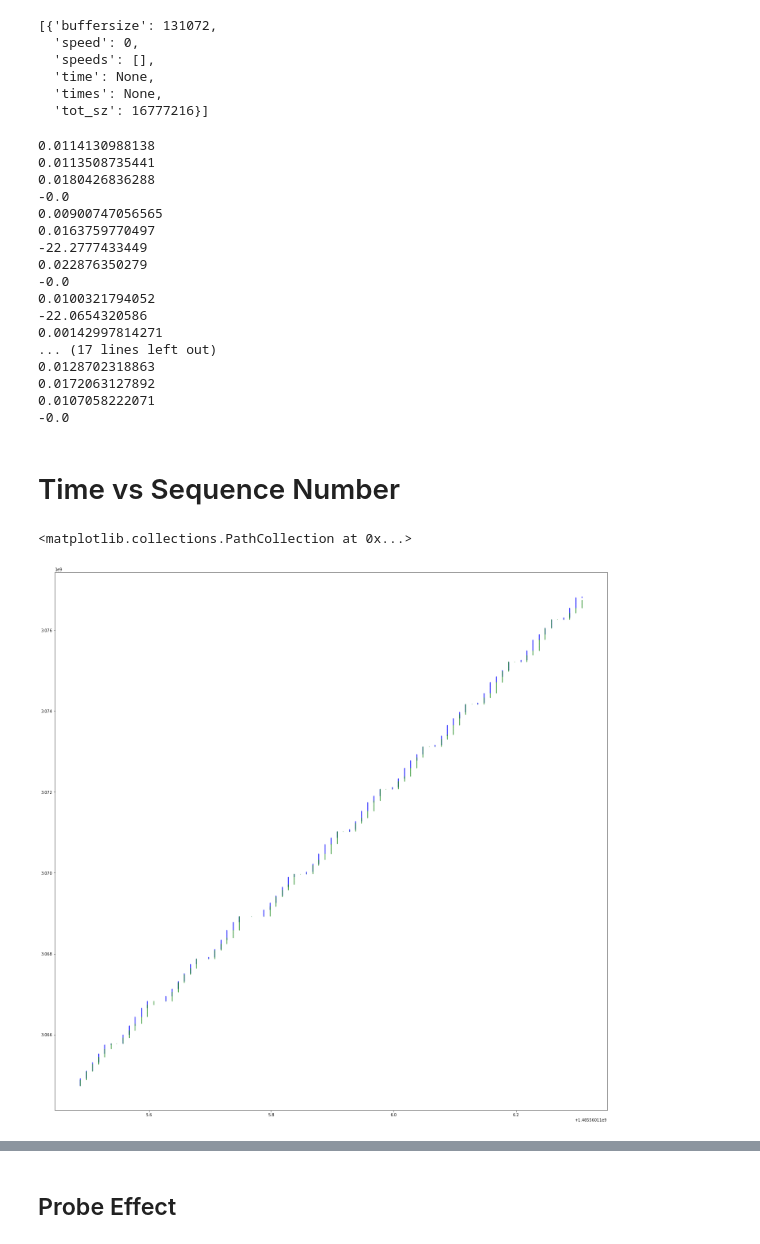
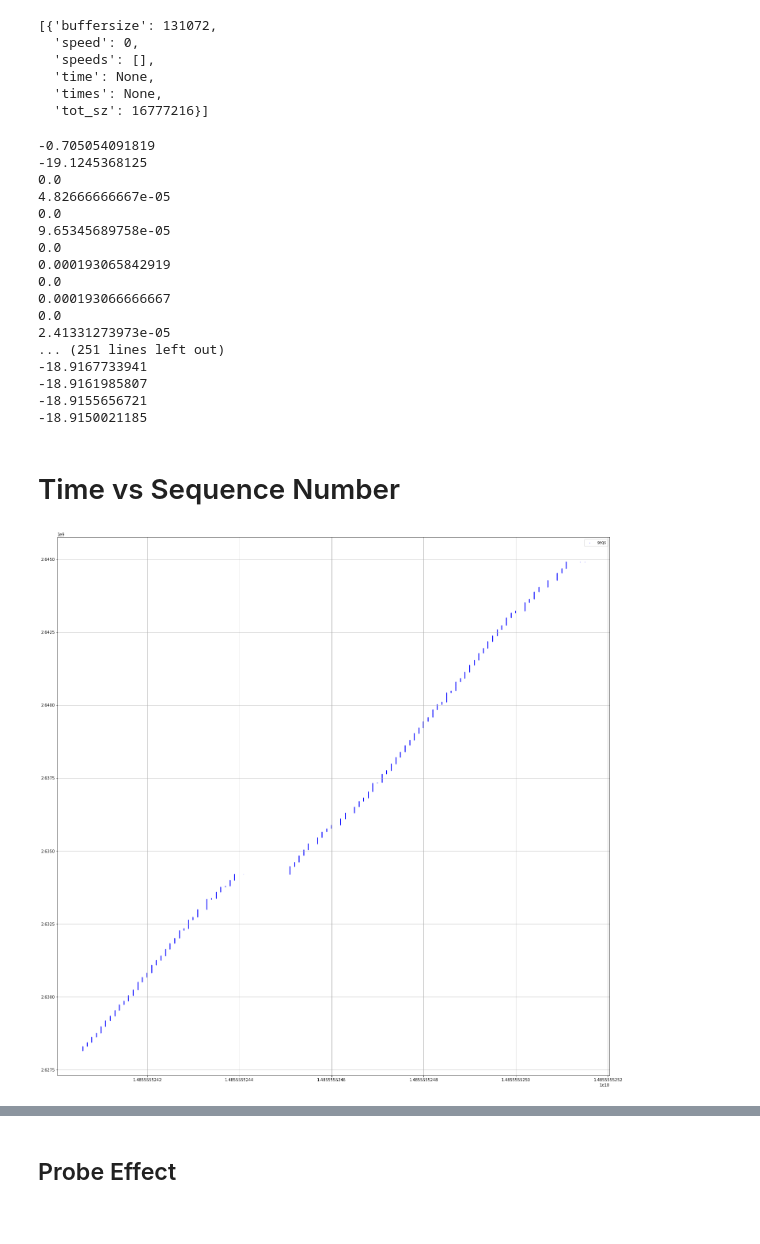
Before and after one commit to Michael137/os, a Jupyter notebook: l41-labs/lab3/lab3.ipynb, the cells around one changed output, grey strips where cells are left out. Drawn from its saved outputs; the diff is of its cells as text; code cells hidden in the pictures.

```diff
--- a/l41-labs/lab3/lab3.ipynb
+++ b/l41-labs/lab3/lab3.ipynb
@@ -294,10 +301,11 @@ def process_segments(filename, extra = [], port = "source"):
     for e in ENTRIES:
         if int(e[port]) == 10141:
             for a in attrs:
-                if a == "Time":
-                    ret[a].append(float(e[a]) / float(1000000000))
-                else:
-                    ret[a].append(int(e[a]))
+                #if a == "Time":
+                #    ret[a].append(float(e[a]) / 1000000000)
+                #else:
+                #    ret[a].append(int(e[a]))
+                ret[a].append(int(e[a]))
     return ret
 # %%
 def calc_bw(data):
@@ -606,7 +614,7 @@ cur_time = float(ENTRIES[0]["Time"])
 for e in ENTRIES:
     diff = ((float(e["Time"]) - cur_time) / 1000000000)
     #print(diff)
-    if diff > 0.01:
+    if diff > 0.001:
         bws.append(e)
         cur_time = float(e["Time"])
 
@@ -614,7 +622,7 @@ bws = zip(bws[::2], bws[1::2])
 
 # TODO: make sure sequence numbers are sorted in "bws"
 for e in bws:
-    tp = (float(e[0]["Seq"]) - float(e[1]["Seq"])) / (float(e[0]["Time"]) - float(e[1]["Time"]))
+    tp = (float(e[1]["Seq"]) - float(e[0]["Seq"])) / (float(e[1]["Time"]) - float(e[0]["Time"]))
     print(tp)
 
 # print(bws)
@@ -623,34 +631,38 @@ for e in bws:
 
 #p = graph([v["Time"] for k,v in bws[0]],data['2proc'], RUNS, label="2proc off-cpu")
 # %% [output]
-0.0114130988138
-0.0113508735441
-0.0180426836288
--0.0
-0.00900747056565
-0.0163759770497
--22.2777433449
-0.022876350279
--0.0
-0.0100321794052
--22.0654320586
-0.00142997814271
-... (17 lines left out)
-0.0128702318863
-0.0172063127892
-0.0107058222071
--0.0
+-0.705054091819
+-19.1245368125
+0.0
+4.82666666667e-05
+0.0
+9.65345689758e-05
+0.0
+0.000193065842919
+0.0
+0.000193066666667
+0.0
+2.41331273973e-05
+... (251 lines left out)
+-18.9167733941
+-18.9161985807
+-18.9155656721
+-18.9150021185
 # %% [markdown]
 # Time vs Sequence Number
+# %%
+ret_rcv = process_segments("combined_0.log", port = "dest", extra = ["cwnd", "wnd", "ssthresh"])
+ret_snd = process_segments("combined_0.log", port = "source", extra = ["cwnd", "wnd", "ssthresh"])
+times_acks, acks = (ret_rcv["Time"], ret_rcv["Ack"])
+times_seqs, seqs = (ret_snd["Time"], ret_snd["Seq"])
 # %%
 fig = plt.figure(figsize=(25, 25)) #figsize=(10, 10), dpi=80
+plt.ticklabel_format(useOffset=False)
 ax = plt.gca()
-ret_rcv = process_segments("manual.log", port = "dest", extra = ["cwnd", "wnd", "ssthresh"])
-ret_snd = process_segments("manual.log", port = "source", extra = ["cwnd", "wnd", "ssthresh"])
-times_acks, acks = (ret_rcv["Time"], ret_rcv["Ack"])
-times_seqs, seqs = (ret_snd["Time"], ret_snd["Seq"])
 ax.scatter(times_seqs, seqs, s = 0.1, marker="x", label = "seqs")
-ax.scatter(times_acks, acks, s = 0.1, marker="x", label = "acks")
+#ax.scatter(times_acks, acks, s = 0.1, marker="x", label = "acks")
+ax.legend(scatterpoints=1)
+ax.grid(True)
+plt.ticklabel_format(useOffset=False)
 # %% [output]
-<matplotlib.collections.PathCollection at 0x...>
-[figure, old version]
+[figure, new version]
```
Also changed, not shown: parts of 6 cells of this notebook, 3 other files.
